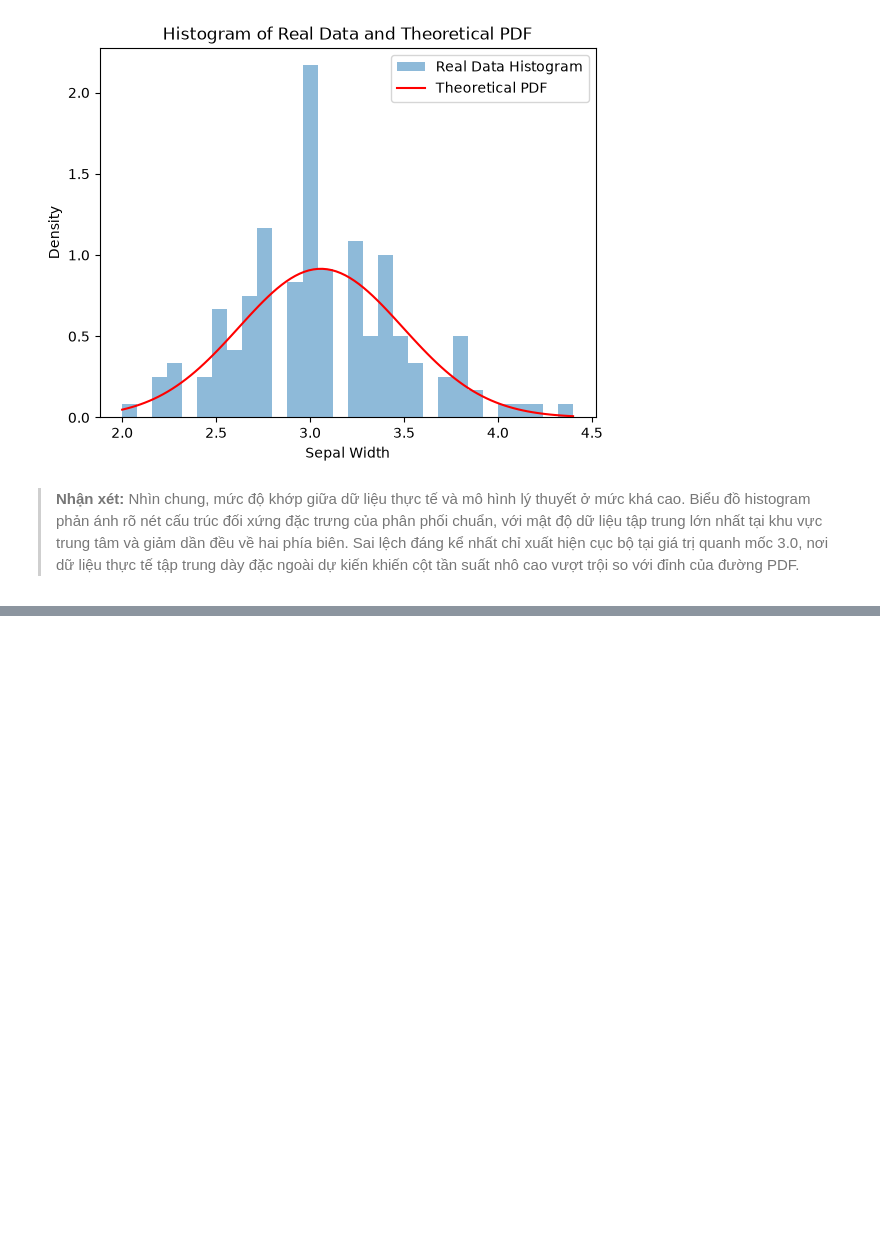
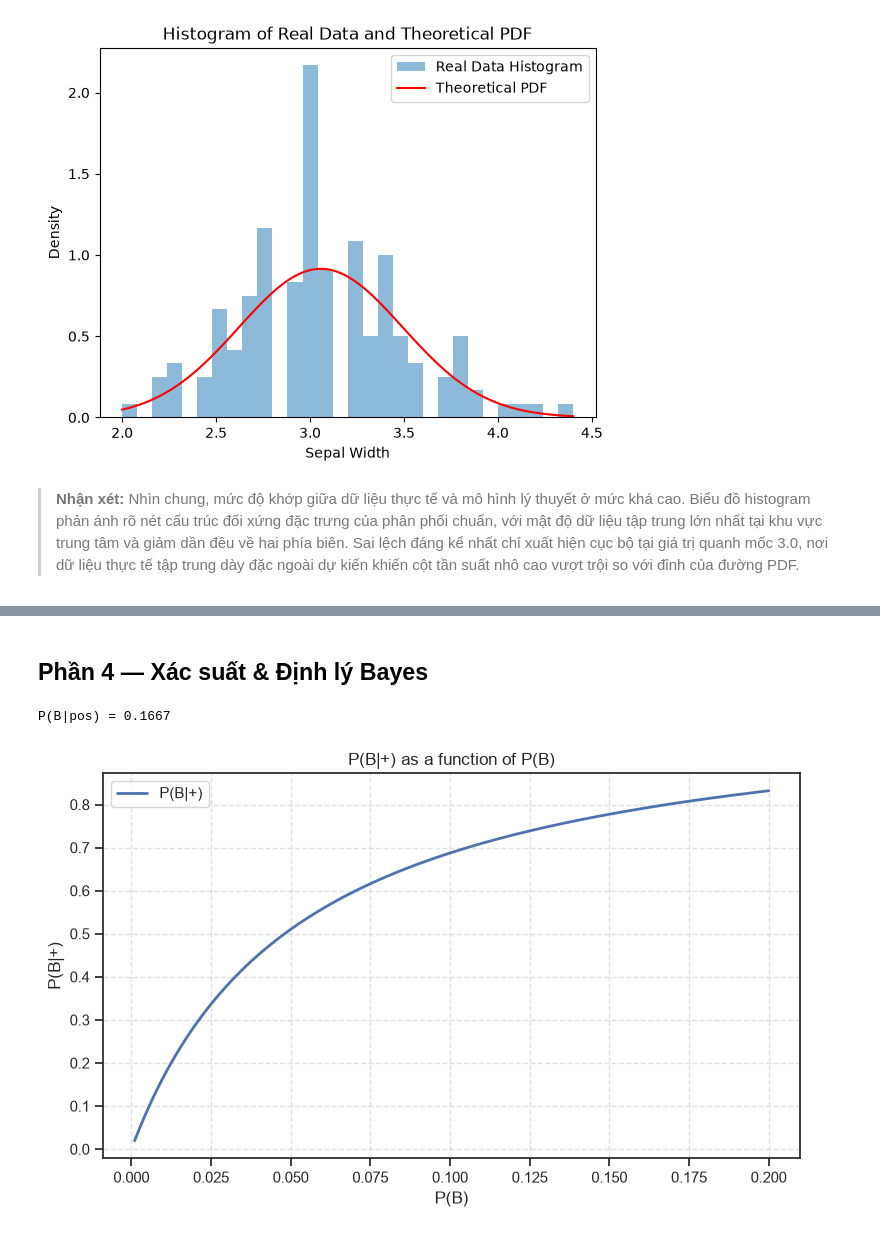
Before and after one commit to itisktruc/mliot-pyml-2026-hw, a Jupyter notebook: week01/week01_2_hw.ipynb, the cells around one changed output, grey strips where cells are left out. Saved outputs shown, nothing was run; the diff lists cells and outputs as text; code cells hidden in the pictures; blank space fills up the shorter version.

```diff
--- a/week01/week01_2_hw.ipynb
+++ b/week01/week01_2_hw.ipynb
@@ -210,0 +267,29 @@ Nhìn chung, mức độ khớp giữa dữ liệu thực tế và mô hình lý
+# %% [markdown]
+## Phần 4 — Xác suất & Định lý Bayes
+# %%
+P_B = 0.01
+P_pos_givenB = 0.99
+P_pos_givenNB = 0.05
+
+P_pos = (P_pos_givenB * P_B) + (P_pos_givenNB * (1 - P_B))
+P_B_given_pos = (P_pos_givenB * P_B) / P_pos
+print(f"P(B|pos) = {P_B_given_pos:.4f}")
+# %% [output]
+P(B|pos) = 0.1667
+# %%
+P_B_values = np.linspace(0.001, 0.2, 500)
+P_NB_values = 1 - P_B_values
+P_pos_values = (P_pos_givenB * P_B_values) + (P_pos_givenNB * P_NB_values)
+P_B_given_pos_values = (P_pos_givenB * P_B_values) / P_pos_values
+
+plt.figure(figsize=(9, 5))
+plt.plot(P_B_values, P_B_given_pos_values, 'b-', lw = 2, label='P(B|+)')
+
+plt.title('P(B|+) as a function of P(B)')
+plt.xlabel('P(B)')
+plt.ylabel('P(B|+)')
+plt.grid(True, linestyle='--', alpha=0.6)
+plt.legend()
+plt.show()
+# %% [output]
+[figure, added]
```
Also changed, not shown: parts of 7 cells of this notebook.
